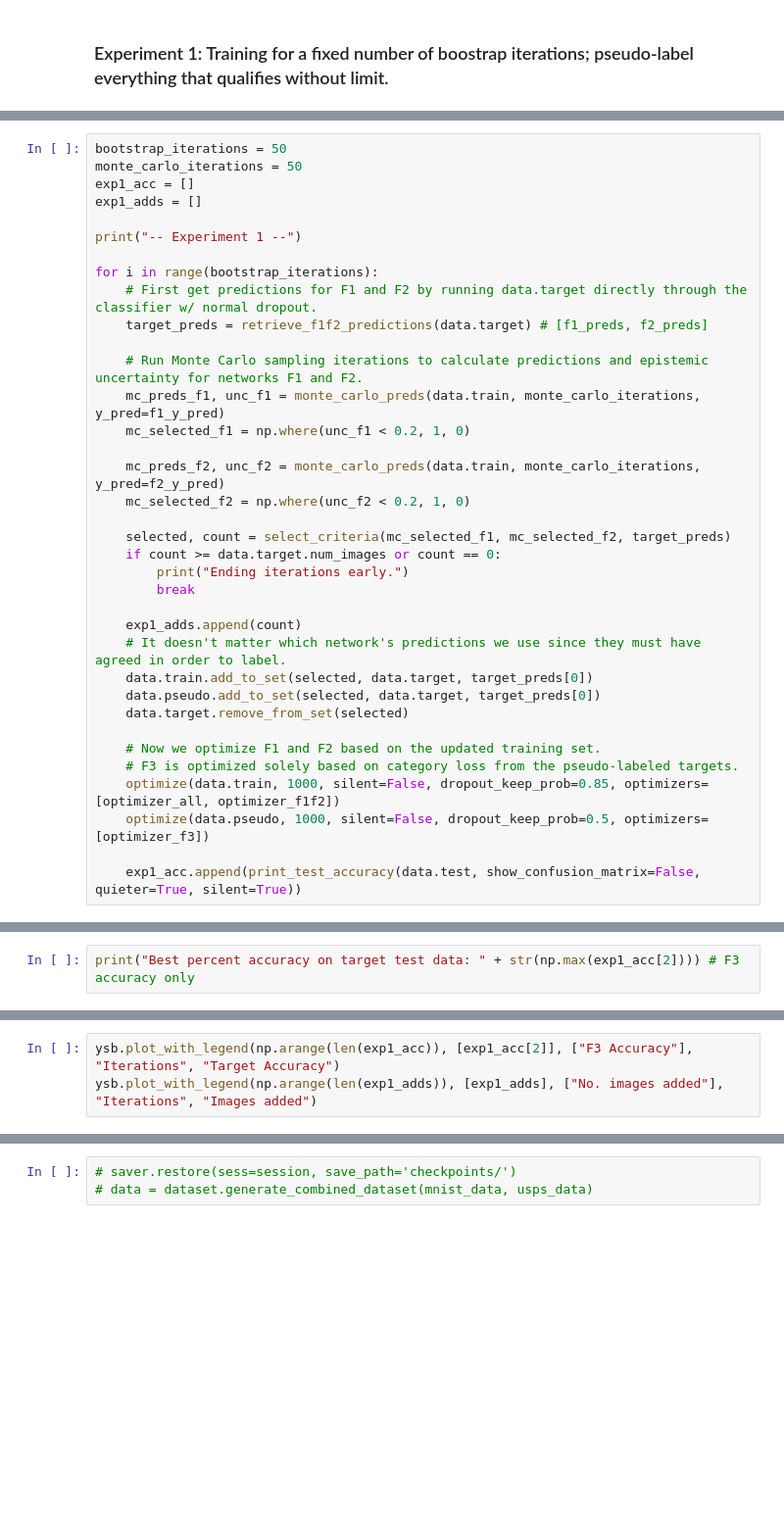
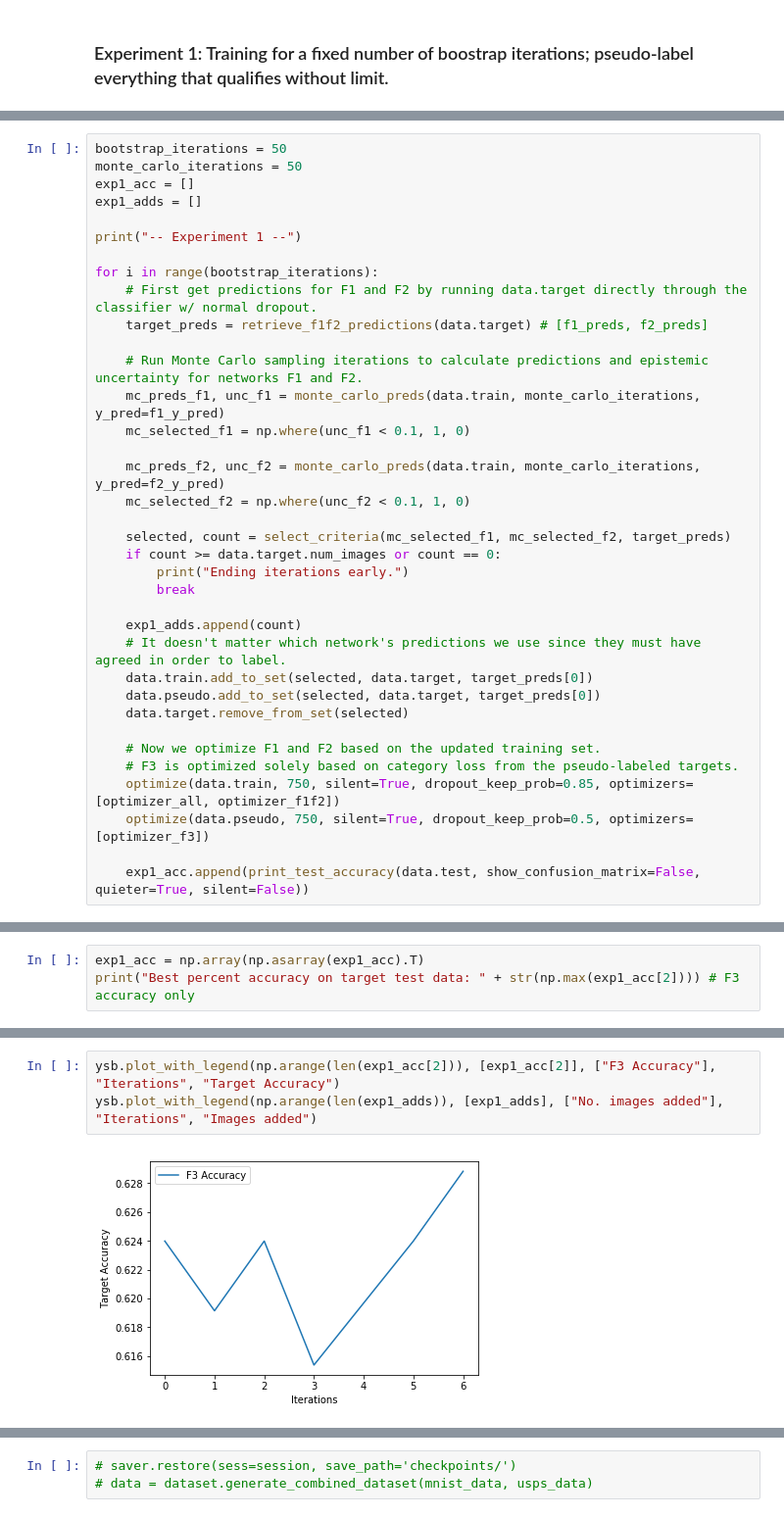
Before and after one commit to leopauly/Domain-Adaptation, a Jupyter notebook: MNIST_USPS_Dataset/Bayesian CNN.ipynb, the cells around one changed output, grey strips where cells are left out. Shown at 98% size. Saved outputs shown, nothing was run; the diff lists cells and outputs as text; blank space fills up the shorter version.

```diff
--- a/MNIST_USPS_Dataset/Bayesian CNN.ipynb
+++ b/MNIST_USPS_Dataset/Bayesian CNN.ipynb
@@ -520,10 +516,10 @@ for i in range(bootstrap_iterations):
 
     # Run Monte Carlo sampling iterations to calculate predictions and epistemic uncertainty for networks F1 and F2.
     mc_preds_f1, unc_f1 = monte_carlo_preds(data.train, monte_carlo_iterations, y_pred=f1_y_pred)
-    mc_selected_f1 = np.where(unc_f1 < 0.2, 1, 0)
+    mc_selected_f1 = np.where(unc_f1 < 0.1, 1, 0)
 
     mc_preds_f2, unc_f2 = monte_carlo_preds(data.train, monte_carlo_iterations, y_pred=f2_y_pred)
-    mc_selected_f2 = np.where(unc_f2 < 0.2, 1, 0)
+    mc_selected_f2 = np.where(unc_f2 < 0.1, 1, 0)
 
     selected, count = select_criteria(mc_selected_f1, mc_selected_f2, target_preds)
     if count >= data.target.num_images or count == 0:
@@ -538,9 +534,9 @@ for i in range(bootstrap_iterations):
 
     # Now we optimize F1 and F2 based on the updated training set.
     # F3 is optimized solely based on category loss from the pseudo-labeled targets.
-    optimize(data.train, 1000, silent=False, dropout_keep_prob=0.85, optimizers=[optimizer_all, optimizer_f1f2])
-    optimize(data.pseudo, 1000, silent=False, dropout_keep_prob=0.5, optimizers=[optimizer_f3])
+    optimize(data.train, 750, silent=True, dropout_keep_prob=0.85, optimizers=[optimizer_all, optimizer_f1f2])
+    optimize(data.pseudo, 750, silent=True, dropout_keep_prob=0.5, optimizers=[optimizer_f3])
 
-    exp1_acc.append(print_test_accuracy(data.test, show_confusion_matrix=False, quieter=True, silent=True))
+    exp1_acc.append(print_test_accuracy(data.test, show_confusion_matrix=False, quieter=True, silent=False))
 # %% [output]
 -- Experiment 1 --
@@ -558,2 +559,3 @@ Time usage: 0:00:06
 # %%
+exp1_acc = np.array(np.asarray(exp1_acc).T)
 print("Best percent accuracy on target test data: " + str(np.max(exp1_acc[2]))) # F3 accuracy only
@@ -560,3 +564,5 @@ print("Best percent accuracy on target test data: " + str(np.max(exp1_acc[2])))
 # %%
-ysb.plot_with_legend(np.arange(len(exp1_acc)), [exp1_acc[2]], ["F3 Accuracy"], "Iterations", "Target Accuracy")
+ysb.plot_with_legend(np.arange(len(exp1_acc[2])), [exp1_acc[2]], ["F3 Accuracy"], "Iterations", "Target Accuracy")
 ysb.plot_with_legend(np.arange(len(exp1_adds)), [exp1_adds], ["No. images added"], "Iterations", "Images added")
+# %% [output]
+[figure, added]
```
Also changed, not shown: parts of 6 cells of this notebook.
